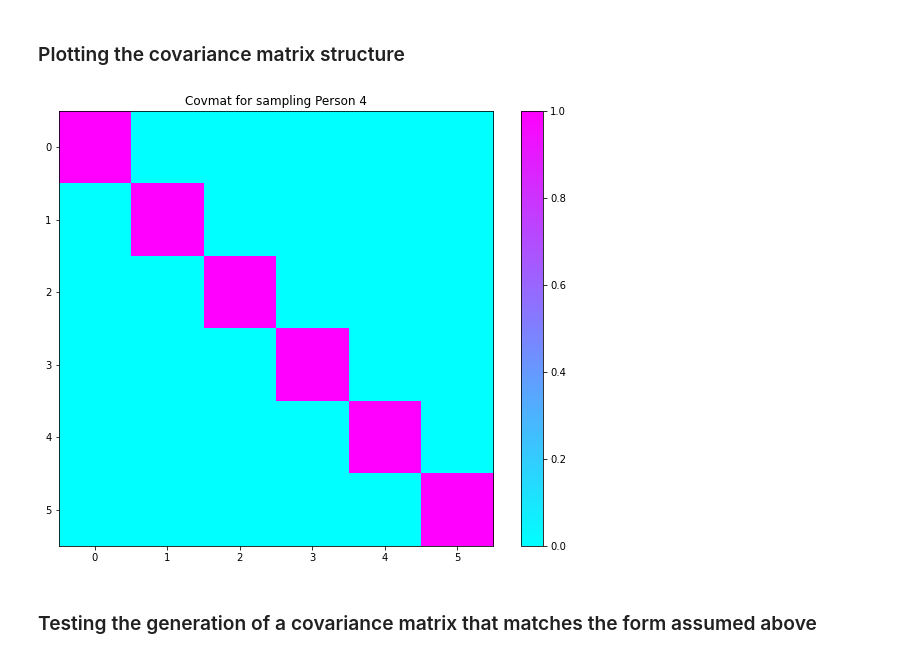
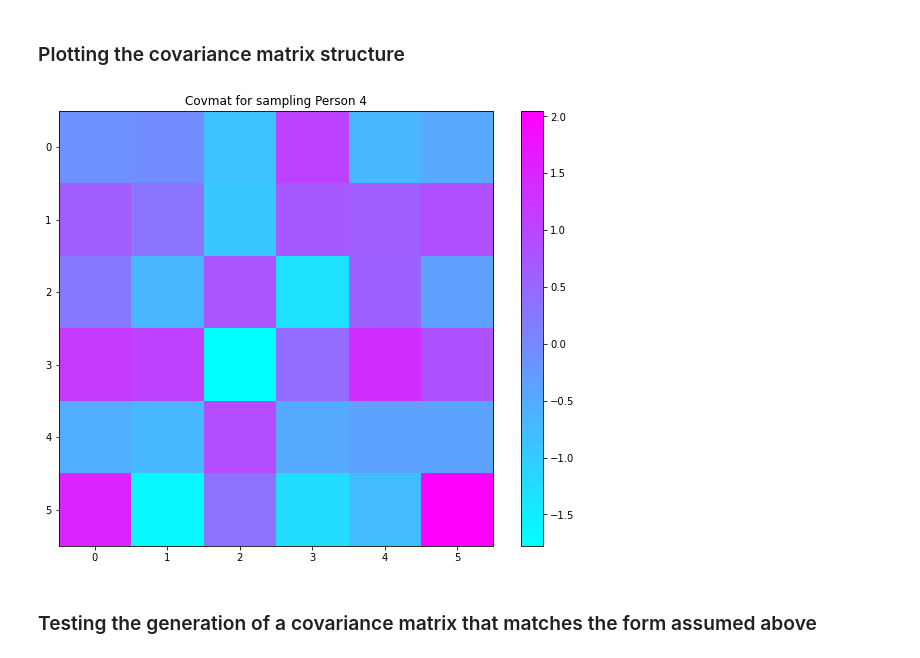
Before and after one commit to bangari-19/Collaborative-CIFAR-Project-, a Jupyter notebook: Module_Generation.ipynb, the cells around one changed output. Drawn from its saved outputs; the diff is of its cells as text; code cells hidden in the pictures.

```diff
--- a/Module_Generation.ipynb
+++ b/Module_Generation.ipynb
@@ -77,19 +77,19 @@ for i in range(size):
 # %% [markdown]
 ### Plotting the covariance matrix structure
 # %%
-# cov = np.random.randn(size,size)# +np.eye(size)
+cov = np.random.randn(size,size)# +np.eye(size)
 # cov/=np.diag(cov)
 # cov*=0.05
-cov = np.ones((size,size)) #setting a covariance
-cov=np.eye(size)
+#cov = np.ones((size,size)) #setting a covariance
+#cov=np.eye(size)
 fig=plt.figure(10, figsize=(10,8))
 fig.patch.set_facecolor('white')
 plt.imshow(cov)
 plt.colorbar()
 plt.title('Covmat for sampling Person %i'%number)
 plt.savefig('covmat_%i.png'%number)
 # %% [output]
-[figure, old version]
+[figure, new version]
 # %% [markdown]
 ### Testing the generation of a covariance matrix that matches the form assumed above
 # %%
```
Also changed, not shown: parts of 12 cells of this notebook, 2 other files.
